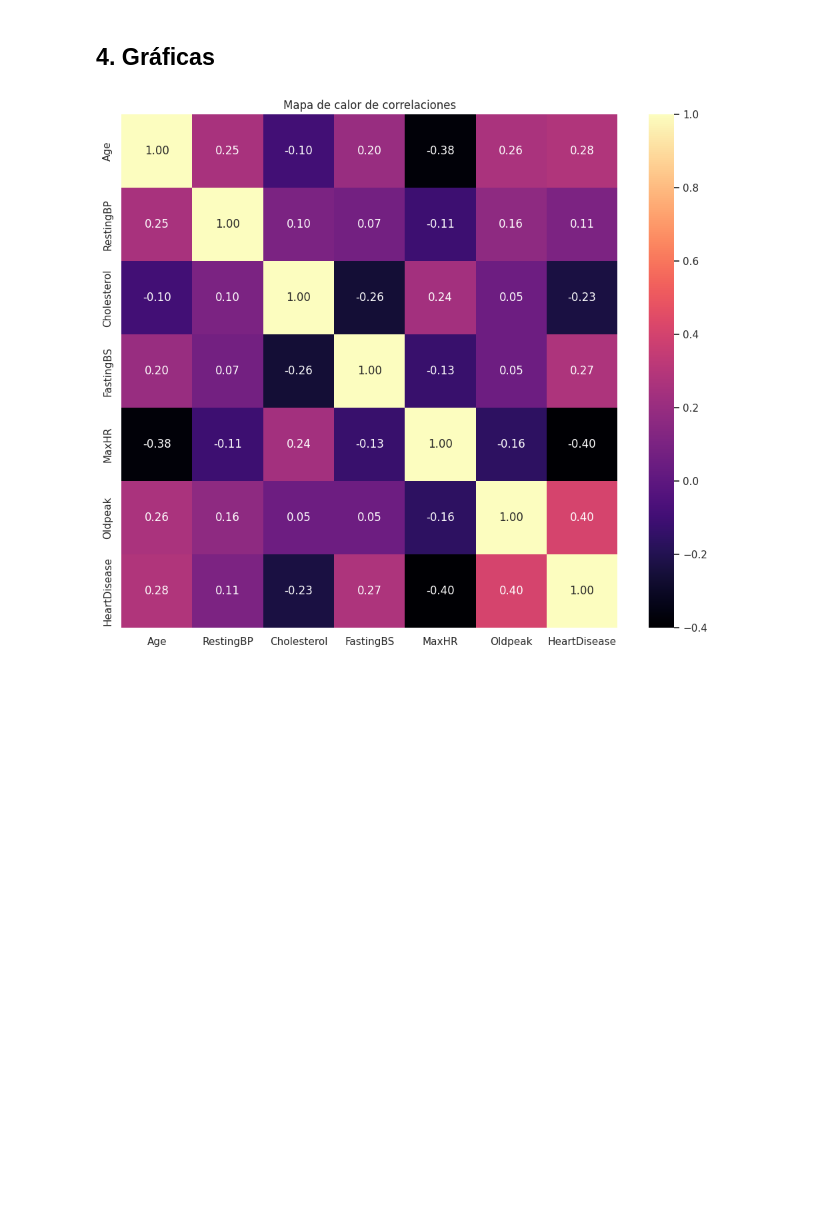
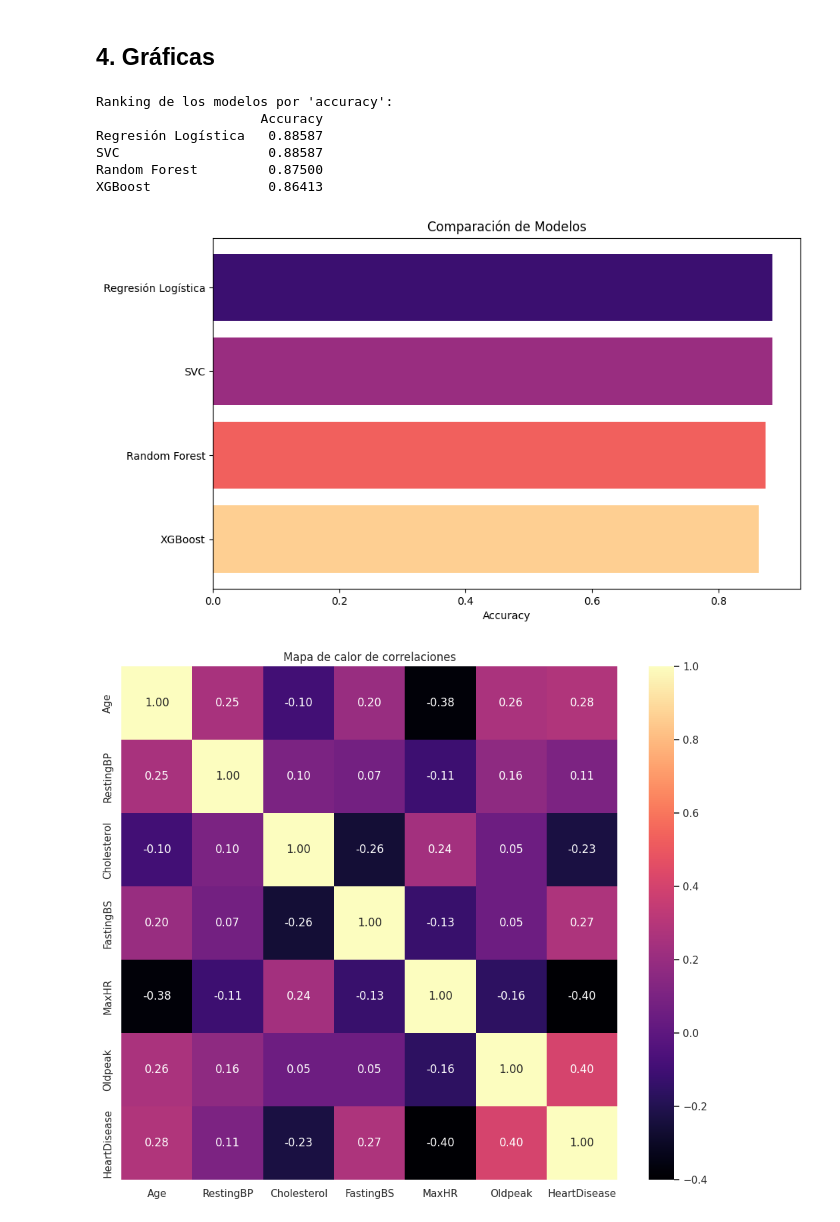
Before and after one commit to Xaiwu/heart-disease-prediction, a Jupyter notebook: notebooks/main.ipynb, the cells around one changed output. Drawn from its saved outputs; the diff is of its cells as text; code cells hidden in the pictures; blank space fills up the shorter version.

Commit message:
añade grafica con ranking de los mejores modelos

```diff
--- a/notebooks/main.ipynb
+++ b/notebooks/main.ipynb
@@ -160,8 +166,11 @@ log_reg = LogisticRegression(max_iter=1000, random_state=42)
 log_reg.fit(X_train_scaled, y_train)
 y_pred_lr = log_reg.predict(X_test_scaled)
 
-print(f"Accuracy: {accuracy_score(y_test, y_pred_lr):.3f}")
-print(f"F1: {f1_score(y_test, y_pred_lr):.3f}")
+accuracy_rl = accuracy_score(y_test, y_pred_lr)
+model_scores['Regresión Logística'] = accuracy_rl
+
+print(f"Accuracy: {accuracy_rl:.3f}")
+print(f"\nF1: {f1_score(y_test, y_pred_lr):.3f}")
 print(classification_report(y_test, y_pred_lr, digits=3))
 # %% [output]
 Accuracy: 0.886
@@ -189,8 +199,11 @@ xgb = XGBClassifier(
 xgb.fit(X_train_scaled, y_train)
 y_pred_xgb = xgb.predict(X_test_scaled)
 
-print(f"Accuracy: {accuracy_score(y_test, y_pred_xgb):.3f}")
-print(f"F1: {f1_score(y_test, y_pred_xgb):.3f}")
+accuracy_xgb = accuracy_score(y_test, y_pred_xgb)
+model_scores['XGBoost'] = accuracy_xgb
+
+print(f"Accuracy: {accuracy_xgb:.3f}")
+print(f"\nF1: {f1_score(y_test, y_pred_xgb):.3f}")
 print(classification_report(y_test, y_pred_xgb, digits=3))
 # %% [output]
 Accuracy: 0.864
@@ -209,8 +223,11 @@ svm_rbf = SVC(kernel="rbf", probability=True, random_state=42)
 svm_rbf.fit(X_train_scaled, y_train)
 y_pred_svm = svm_rbf.predict(X_test_scaled)
 
-print(f"Accuracy: {accuracy_score(y_test, y_pred_svm):.3f}")
-print(f"F1: {f1_score(y_test, y_pred_svm):.3f}")
+accuracy_svc = accuracy_score(y_test, y_pred_svm)
+model_scores['SVC'] = accuracy_svc
+
+print(f"Accuracy: {accuracy_svc:.3f}")
+print(f"\nF1: {f1_score(y_test, y_pred_svm):.3f}")
 print(classification_report(y_test, y_pred_svm, digits=3))
 # %% [output]
 Accuracy: 0.886
@@ -225,6 +243,36 @@ F1: 0.899
 weighted avg      0.886     0.886     0.886       184
 # %% [markdown]
 ## 4. Gráficas
+# %%
+# Mostramos los mejores modelos
+# Para ello, nos basamos principalmente en la metrica de 'accuracy
+# Ya que nos interesa cuál es el porcentaje de las predicciones correctas
+# considerando que el dataset no esta tan desbalanceado.
+
+scores_df = pd.DataFrame.from_dict(model_scores, orient='index', columns=['Accuracy'])
+scores_df_sorted = scores_df.sort_values(by='Accuracy', ascending=False)
+
+print("Ranking de los modelos por 'accuracy':")
+print(scores_df_sorted)
+
+n_models = len(scores_df_sorted)
+cmap = plt.get_cmap('magma')
+colors = cmap(np.linspace(0.2, 0.9, n_models))
+
+plt.figure(figsize=(10, 6))
+plt.barh(scores_df_sorted.index, scores_df_sorted['Accuracy'], color=colors)
+plt.xlabel('Accuracy')
+plt.title('Comparación de Modelos')
+plt.gca().invert_yaxis()
+plt.show()
+# %% [output]
+Ranking de los modelos por 'accuracy':
+                     Accuracy
+Regresión Logística   0.88587
+SVC                   0.88587
+Random Forest         0.87500
+XGBoost               0.86413
+[figure, added]
 # %%
 # Mapa de calor de correlaciones
 
```
Also changed, not shown: parts of 3 cells of this notebook.
